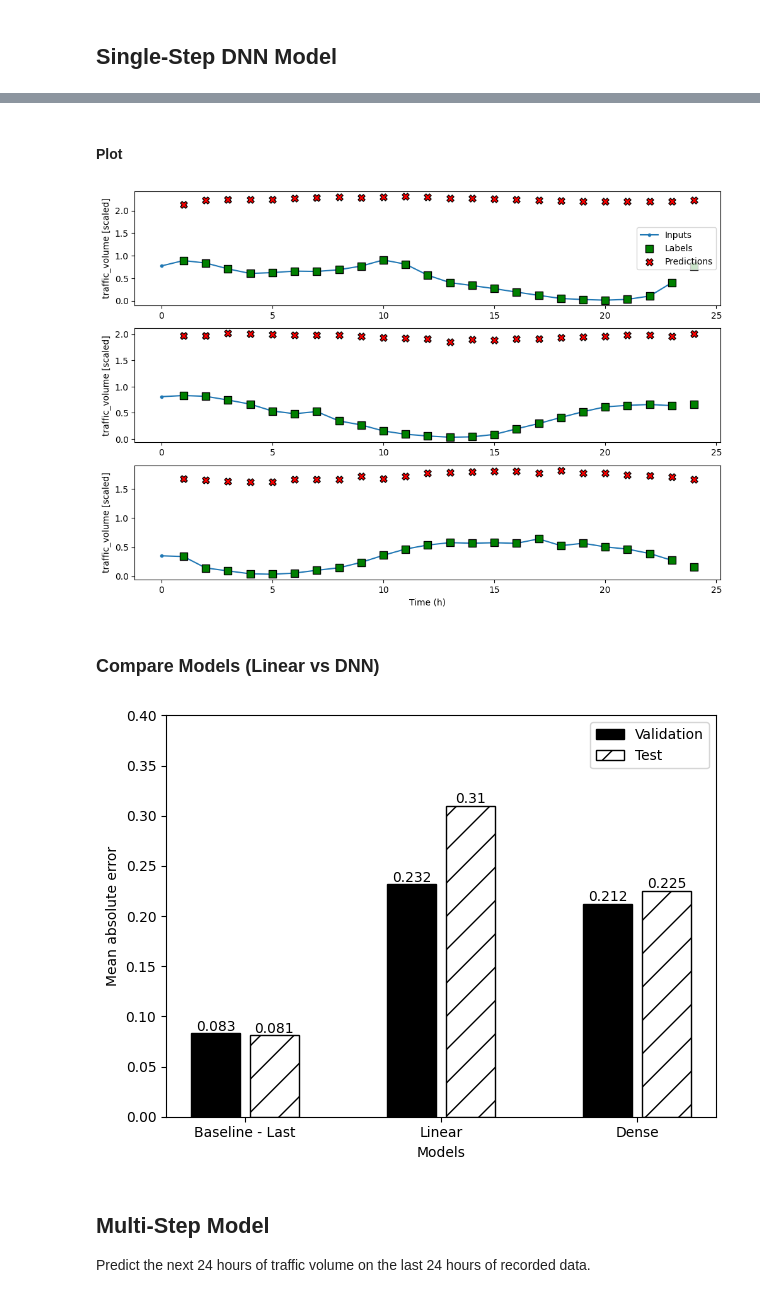
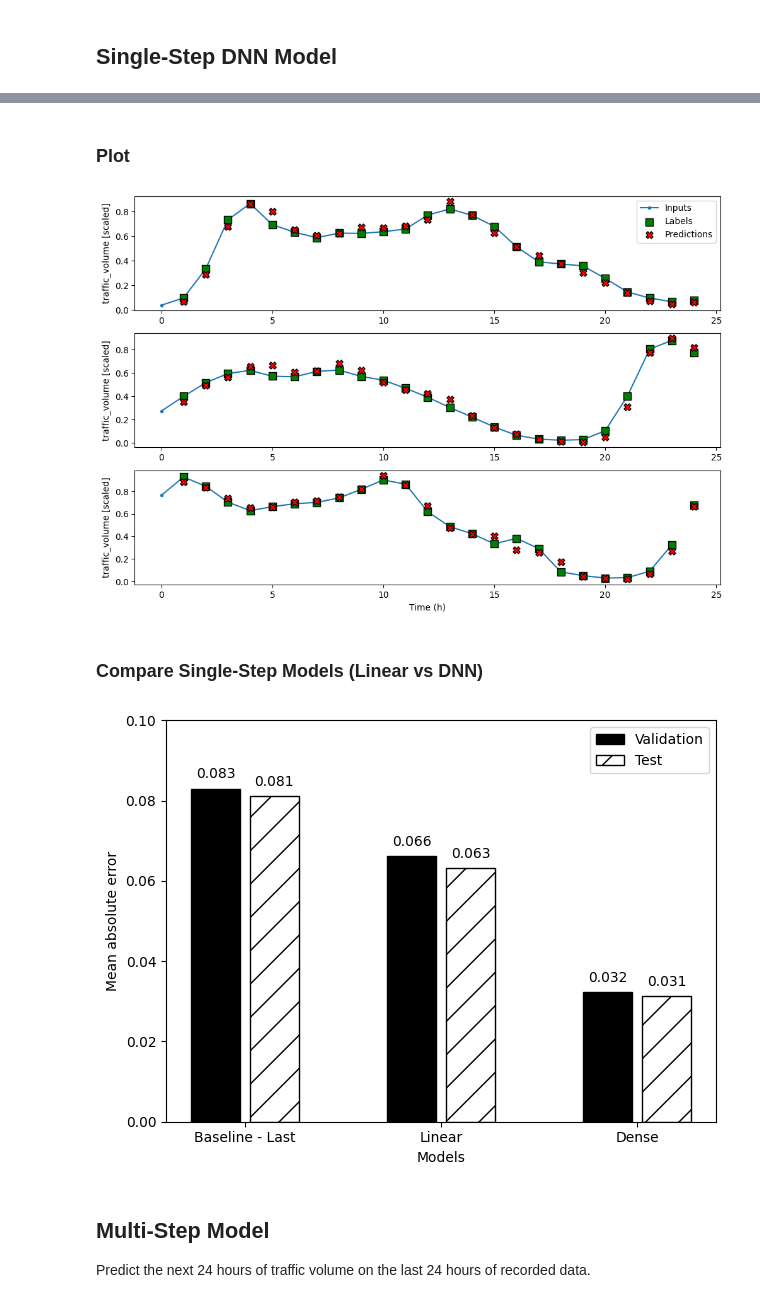
Before and after one commit to dewaalaw/dsprojects, a Jupyter notebook: traffic-flow-forecast/src/traffic_flow_forecasting_part_1.ipynb, the cells around one changed output, grey strips where cells are left out. Saved outputs shown, nothing was run; the diff lists cells and outputs as text; code cells hidden in the pictures.

```diff
--- a/traffic-flow-forecast/src/traffic_flow_forecasting_part_1.ipynb
+++ b/traffic-flow-forecast/src/traffic_flow_forecasting_part_1.ipynb
@@ -30,6 +30,8 @@ Mounted at /gdrive
 # %%
 #df = pd.read_csv('/gdrive/MyDrive/TrafficFlowData/Metro_Interstate_Traffic_Volume.csv')
 
-train_df = pd.read_csv('/gdrive/MyDrive/TrafficFlowData/metro_interstate_traffic_volume_train.csv')
-val_df = pd.read_csv('/gdrive/MyDrive/TrafficFlowData/metro_interstate_traffic_volume_validate.csv')
-test_df = pd.read_csv('/gdrive/MyDrive/TrafficFlowData/metro_interstate_traffic_volume_test.csv')
+train_df = pd.read_csv('/gdrive/MyDrive/TrafficFlowData/metro_interstate_traffic_volume_train.csv', index_col=0)
+val_df = pd.read_csv('/gdrive/MyDrive/TrafficFlowData/metro_interstate_traffic_volume_validate.csv', index_col=0)
+test_df = pd.read_csv('/gdrive/MyDrive/TrafficFlowData/metro_interstate_traffic_volume_test.csv', index_col=0)
+
+print(train_df.shape, val_df.shape, test_df.shape)
@@ -557,39 +564,41 @@ Epoch 7/50
 # %% [markdown]
-#### Plot
+### Plot
 # %%
 wide_window.plot(dense)
 # %% [output]
-[figure, old version]
+[figure, new version]
 # %% [markdown]
-### Compare Models (Linear vs DNN)
+### Compare Single-Step Models (Linear vs DNN)
 # %%
 mae_val = [v[1] for v in val_performance.values()]
 mae_test = [v[1] for v in performance.values()]
 
 x = np.arange(len(performance))
 
 fig, ax = plt.subplots()
 ax.bar(x - 0.15, mae_val, width=0.25, color='black', edgecolor='black',
        label='Validation')
 ax.bar(x + 0.15, mae_test, width=0.25, color='white', edgecolor='black',
        hatch='/', label='Test')
 ax.set_ylabel('Mean absolute error')
 ax.set_xlabel('Models')
 
 for index, value in enumerate(mae_val):
   plt.text(x=index - 0.15, y=value+0.0025, s=str(round(value, 3)),
            ha='center')
 
 for index, value in enumerate(mae_test):
   plt.text(x=index + 0.15, y=value+0.0025, s=str(round(value, 3)),
            ha='center')
 
-plt.ylim(0, 0.4)
+plt.ylim(0, 0.1)
 plt.xticks(ticks=x, labels=performance.keys())
 plt.legend(loc='best')
 plt.tight_layout()
+
+plt.savefig(f'{images_dir}/compare_baseline_linear_dense', dpi=300)
 # %% [output]
-[figure, old version]
+[figure, new version]
 # %% [markdown]
 ## Multi-Step Model
 Predict the next 24 hours of traffic volume on the last 24 hours of recorded data.
```
Also changed, not shown: parts of 47 cells of this notebook.
